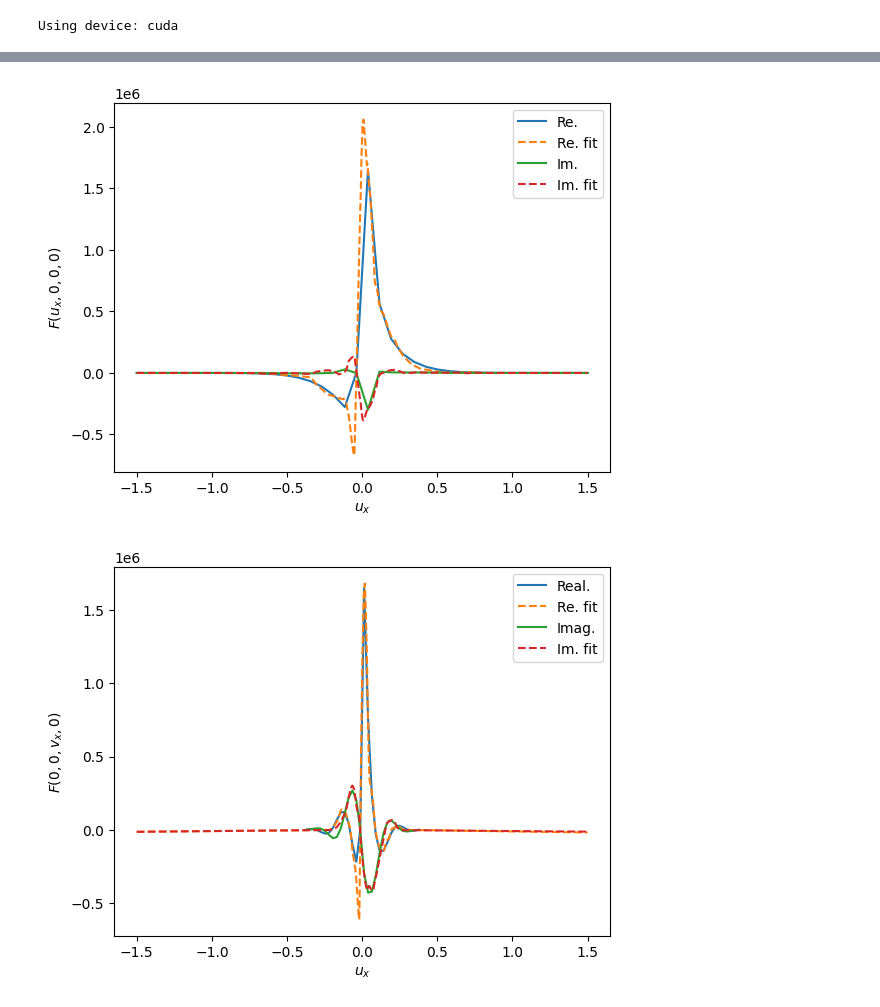
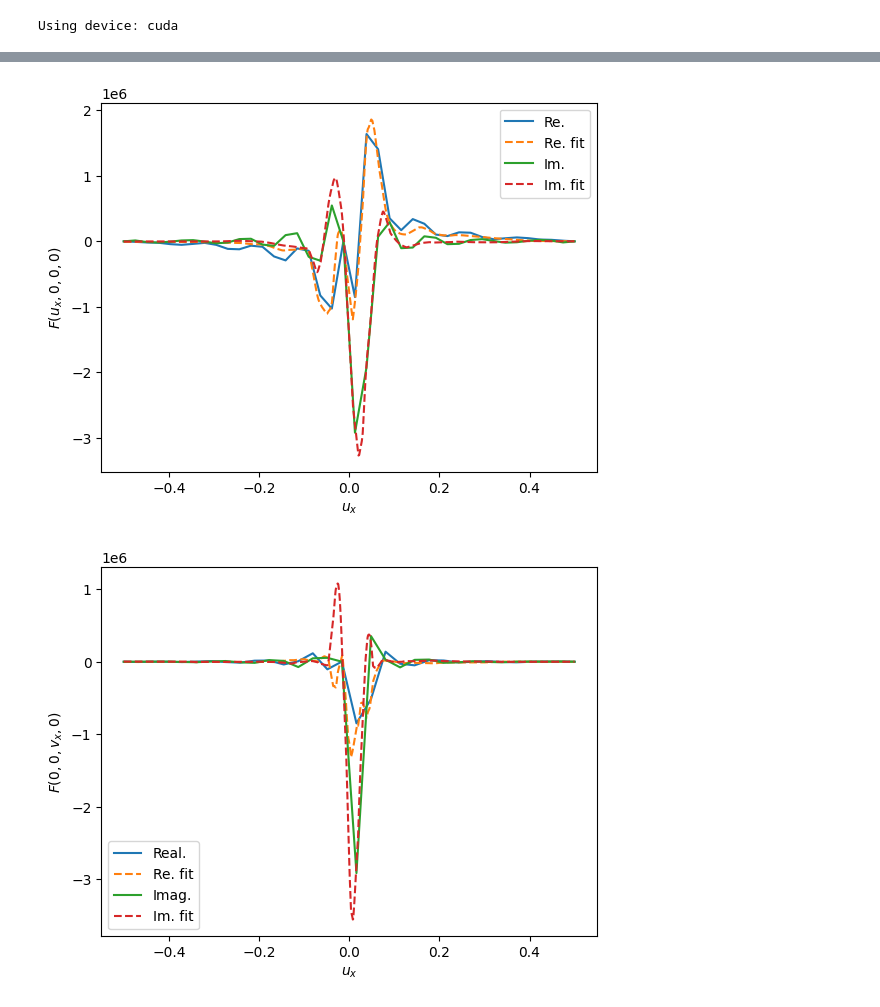
Before and after one commit to marcoacl00/parton_splittings, a Jupyter notebook: fitting.ipynb, the cells around one changed output, grey strips where cells are left out. Saved outputs shown, nothing was run; the diff lists cells and outputs as text; code cells hidden in the pictures.

```diff
--- a/fitting.ipynb
+++ b/fitting.ipynb
@@ -3,11 +5,11 @@ from simulator import *
 # %% [output]
 Using device: cuda
 # %%
-f_sol = np.load("saved_arrays/new_fsol_100_05_4.npy")
-sis = phsys(100, 0.5, 1.5, 3) #E, z, qF, Medium size (grid)
-sis.set_dim(40,40,30,30) #Grid dimensions
+f_sol = np.load("saved_arrays/new_fsol_100_03_1_4.npy")
+sis = phsys(100, 0.3, 1.5, 1) #E, z, qF, Medium size (grid)
+sis.set_dim(40,40,32,32)
 sis.set_fsol(f_sol)
-sis.set_t(2.005)
+sis.set_t(4.001)
 # %%
 print(sis.t)
 
@@ -24,25 +70,4 @@ x_dom_torch = torch.tensor(X_dom, dtype=torch.float32).to(device) #Export domain
 # %%
-epochs = 500
-f_sol_torch_re = torch.tensor(np.real(sis.Fsol[1]).reshape(-1, 1), dtype=torch.float32).to(device)
-f_sol_torch_im = torch.tensor(np.imag(sis.Fsol[1]).reshape(-1, 1), dtype=torch.float32).to(device)
-f_sol_torch = torch.cat([f_sol_torch_re, f_sol_torch_im], dim = 1)
-
-for epoch in range(epochs):
-
-    optimizer.zero_grad()
-
-    y_pred = fit(x_dom_torch)
-
-    loss = criterion(y_pred, f_sol_torch)
-
-    loss.backward()  # Backpropagation
-
-    optimizer.step()  # Update weights
-
-    if epoch % 100 == 0:  # Print progress every 100 epochs
-        print(f'Epoch {epoch}, Loss: {loss.item()}')
-
-
 ##PLOT TEST to FIT
 U1_new = np.linspace(-sis.L/2, sis.L/2, 2048)
 fit_test_re_u1 = .0 * U1_new
@@ -91,5 +116,5 @@ plt.show()
 #####
 
 #def f_recon(xdom):
-#    return (fit_re(xdom) + 1j * fit_im(xdom))
+#    return (fit_re(xdom) + 1j * fit_im(xdom)
 # %% [output]
@@ -101,2 +121,2 @@ Epoch 400, Loss: 5190010.0
-[figure, old version]
+[figure, new version]
-[figure, old version]
+[figure, new version]
```
Also changed, not shown: parts of 6 cells of this notebook, 6 other files.
